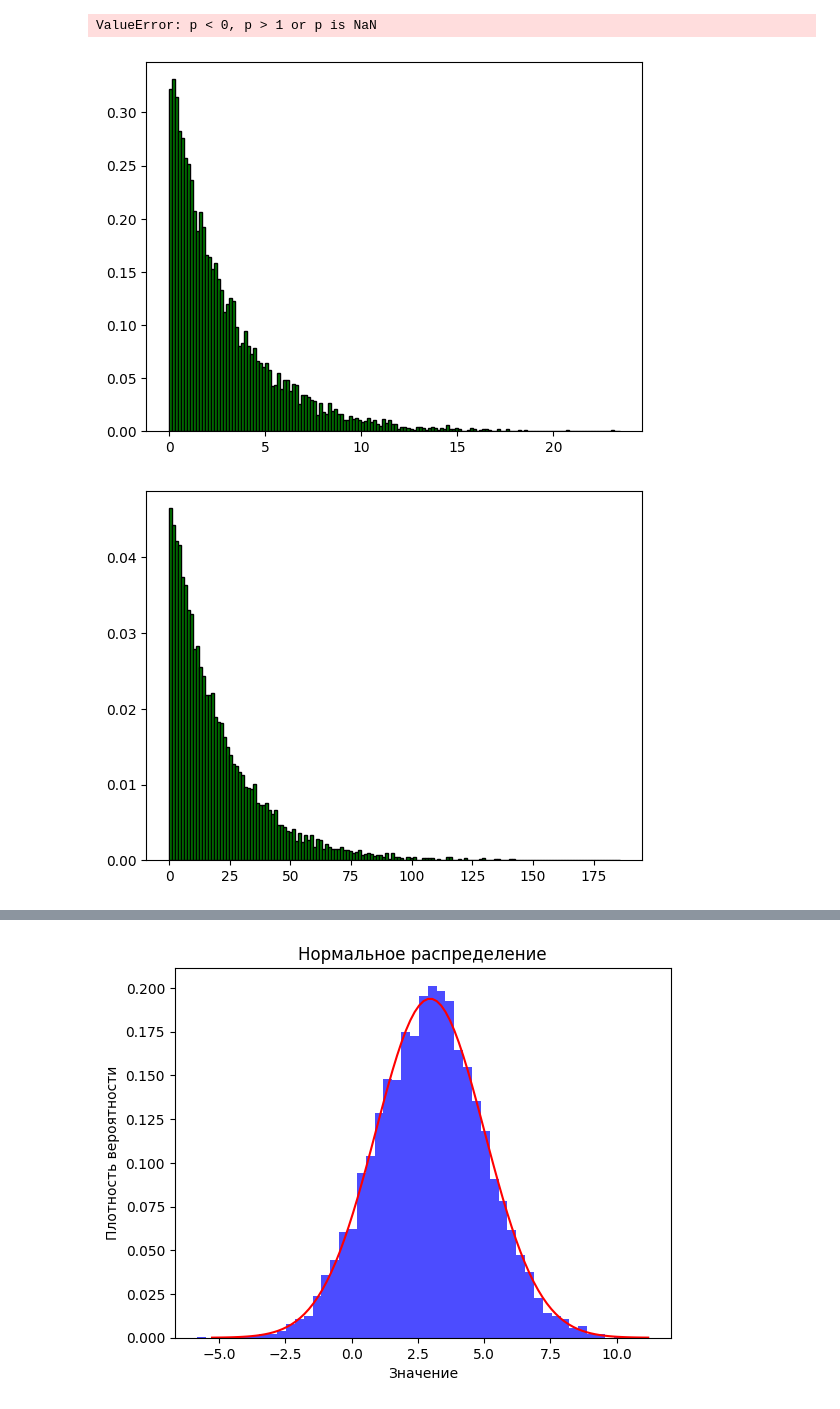
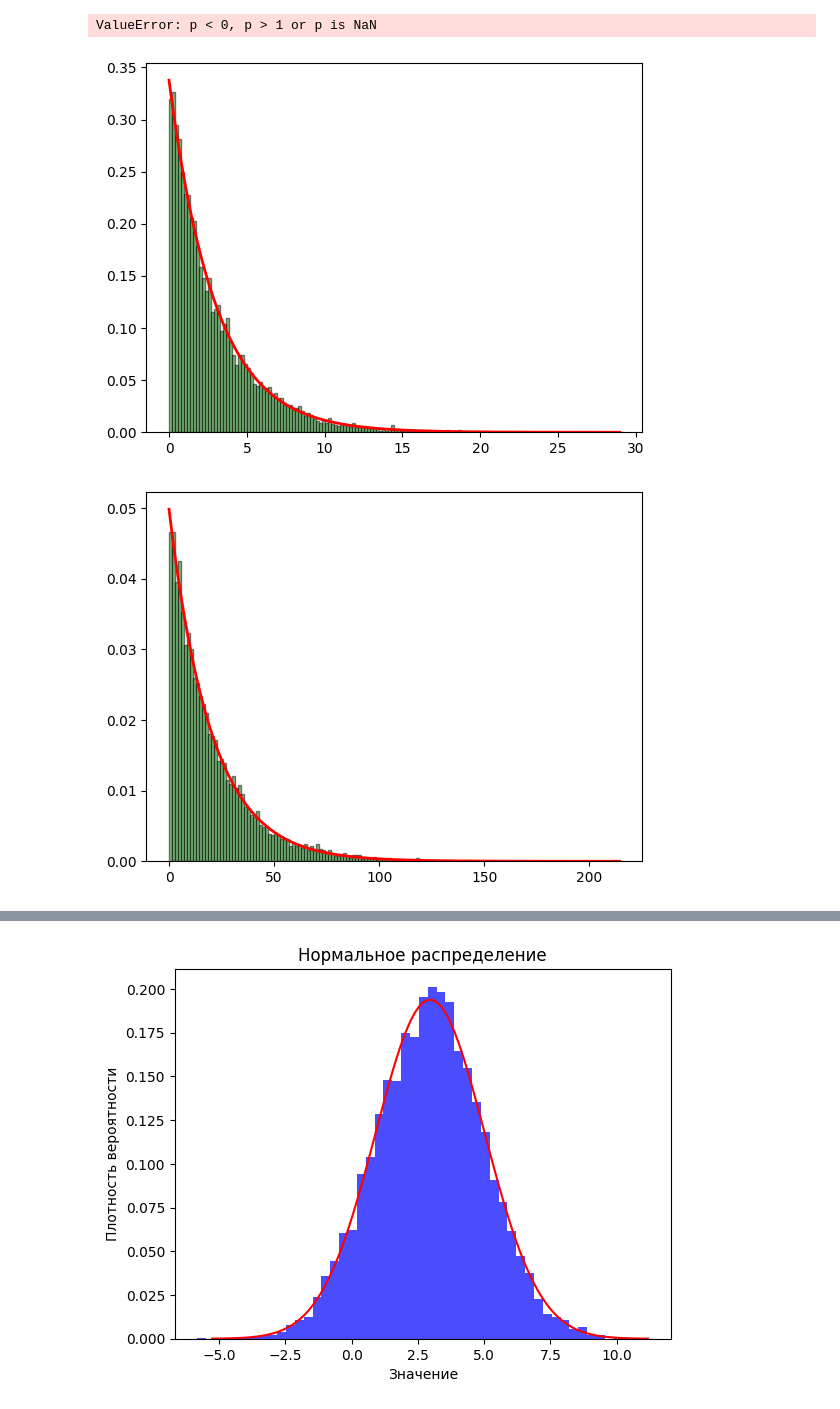
Before and after one commit to ALFecki/matstat, a Jupyter notebook: lab-1/lab1.ipynb, the cells around one changed output, grey strips where cells are left out. Saved outputs shown, nothing was run; the diff lists cells and outputs as text; code cells hidden in the pictures.

```diff
--- a/lab-1/lab1.ipynb
+++ b/lab-1/lab1.ipynb
@@ -162,12 +162,18 @@ for mean, variance, data_set in zip(means, variances, data_sets):
 ValueError: p < 0, p > 1 or p is NaN
 # %%
 def exponential(mean: float, n: int) -> list[float]:
-    return [random.expovariate(1 / mean) for _ in range(n)]
+    samples = [random.expovariate(1 / mean) for _ in range(n)]
+    plt.hist(samples, bins=150, density=True, alpha=0.5, color='g', edgecolor='black')
+
+    x = np.linspace(0, max(samples), 1000)
+    y = (1 / mean) * np.exp(-x / mean)
+    plt.plot(x, y, color='r', linewidth=2)
+
+    plt.show()
+    plt.show()
 # %%
 for mean, variance, data_set in zip(means, variances, data_sets):
-    sample = exponential(mean, 10000)
-    plt.hist(sample, bins=150, density=True, color='g', edgecolor='black')
-    plt.show()
+    exponential(mean, 10000)
 # %% [output]
-[figure, old version]
+[figure, new version]
-[figure, old version]
+[figure, new version]
```
Also changed, not shown: parts of 5 cells of this notebook.
